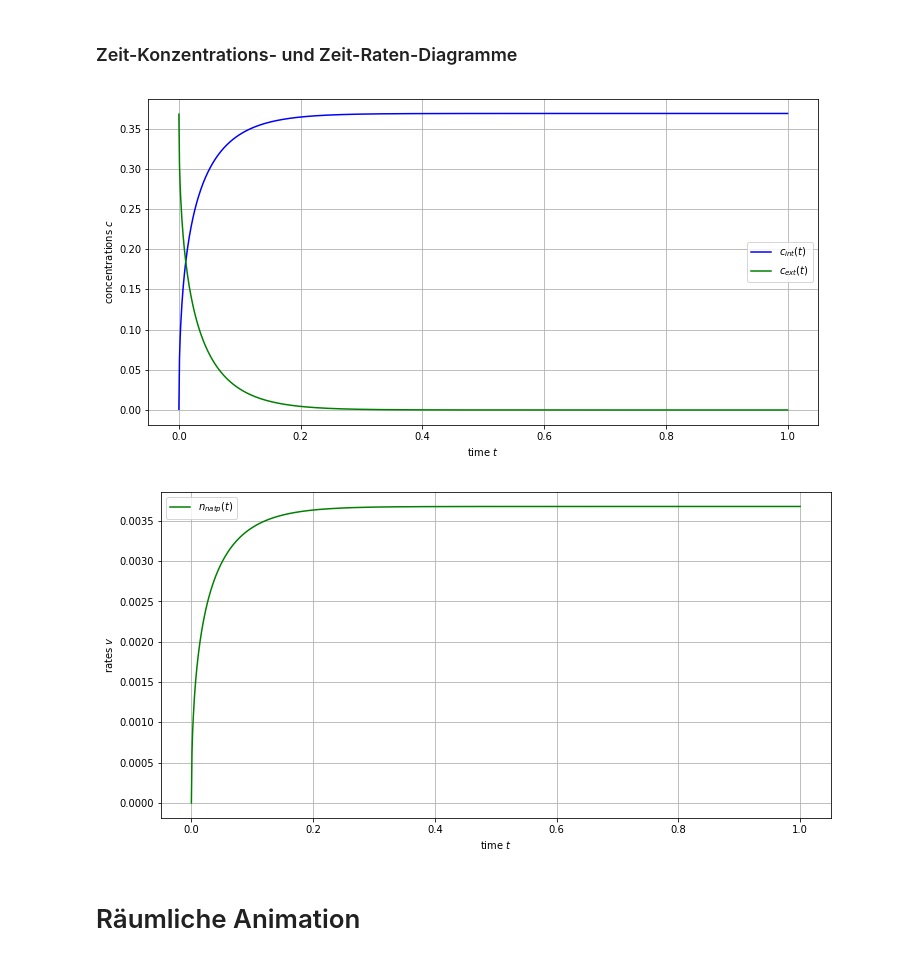
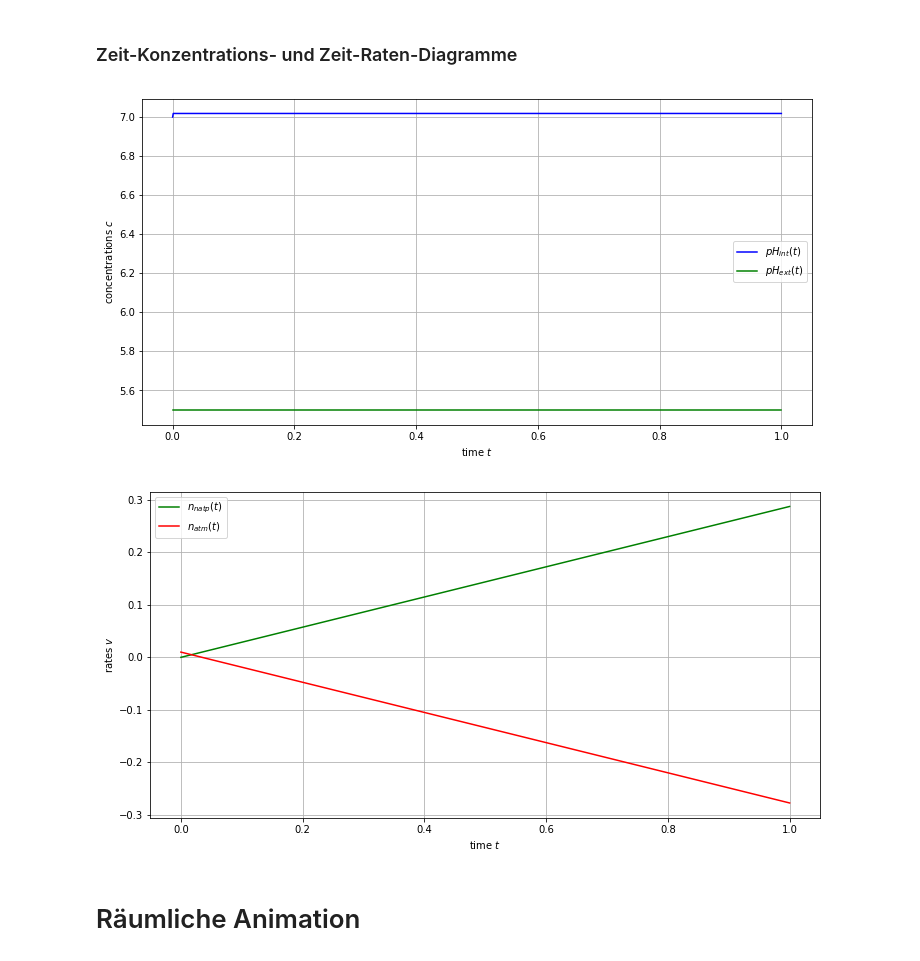
Before and after one commit to felixko/Membranpoti, a Jupyter notebook: modell/discrete_concentrations/zellmodellierung_notebook.ipynb, the cells around one changed output. Saved outputs shown, nothing was run; the diff lists cells and outputs as text; code cells hidden in the pictures.

```diff
--- a/modell/discrete_concentrations/zellmodellierung_notebook.ipynb
+++ b/modell/discrete_concentrations/zellmodellierung_notebook.ipynb
@@ -206,7 +206,7 @@ r_cell = 3 * 10**(-3)
 #pH_0 = [7, 0] #Setze pH innen auf 7, außen auf 0.
 #c_0 = [np.e**(-pH_0[0]), np.e**(-pH_0[1])] #Rechne pH in H+-Konzentration um.
 c0_in = np.e**(-7)
-c0_out = np.e**(-1)
+c0_out = np.e**(-5.5)
 # Testing
 # Array c hat viel mehr als nur die Konzentration
 # c[0] = c innen
@@ -230,7 +230,7 @@ def v_ATP(c, vmax=2, k1=2, k2=2, N=1):
     else:
         cint = c[0]
         cext = c[1]
-        direction = 1.0
+        direction = 0
 
     kskrE0 = 57
     k1k2 = 900
@@ -249,17 +249,17 @@ def v_Kanal(c):
 # %% [markdown]
 ### Protonenfluss über die Atmungskette
 # %%
-def v_Atm(c, N=1):
+def v_Atm(c, vmax=1):
     #v = 0.5
-    v = -50 * c[0] / (10**(-2) + c[0])
+    v = -vmax * c[0] / (10**(-2) + c[0])
     #Einfach MM-Kinetik um schnell ansteigendes und dann schnell konstant bleibendes Verhalten zu bekommen
-    return 0#v
+    return v
 # %% [markdown]
 ### Zusammenführung zum Gesamtfluss und Verrechnung zur Konzentration
 # %%
 def cdot(c, t):
-    vATP = v_ATP(c,N=1000)
-    vAtm = v_Atm(c)
+    vATP = v_ATP(c)
+    vAtm = v_Atm(c, vmax = 3.5)
     vKanal = v_Kanal(c)
     v = vATP + vAtm + vKanal
     dcdt = [v/V[0], -v/V[1], vATP, vAtm, vKanal]
@@ -291,32 +291,34 @@ AttributeError: 'NoneType' object has no attribute 'remove_callback'
 ### Zeit-Konzentrations- und Zeit-Raten-Diagramme
 # %%
 tc, tc_ax = plt.subplots(figsize=(12, 6))
-plt.plot(t, solution[:, 0], 'b', label='$c_{int}(t)$')
-plt.plot(t, solution[:, 1], 'g', label='$c_{ext}(t)$')
+#plt.plot(t, solution[:, 0], 'b', label='$c_{int}(t)$')
+plt.plot(t, -np.log(solution[:, 0]), 'b', label='$pH_{int}(t)$')
+#plt.plot(t, solution[:, 1], 'g', label='$c_{ext}(t)$')
+plt.plot(t, -np.log(solution[:, 1]), 'g', label='$pH_{ext}(t)$')
 plt.legend(loc='best')
 plt.xlabel('time $t$')
 plt.ylabel('concentrations $c$')
 plt.grid()
 plt.show()
 #tc.savefig('./figures/time-conc-diagram.png')
 #v = [np.gradient(solution[2]),np.gradient(solution[3]),np.gradient(solution[4])]
 tcdot, tcdot_ax = plt.subplots(figsize=(12, 6))
 v_atp = np.gradient(solution[:,2])
 #plt.plot(t, solution[:], 'r', label='$v_{ATP}(t)$')
 plt.plot(t, solution[:, 2], 'g', label='$n_{natp}(t)$')
 v_atm = np.gradient(solution[:,3])
 #plt.plot(t, v_atm[:], 'y', label='$v_{Atm}(t)$')
-#plt.plot(t, solution[:, 3], 'r', label='$n_{atm}(t)$')
+plt.plot(t, solution[:, 3], 'r', label='$n_{atm}(t)$')
 v_kanal = np.gradient(solution[:,4])
 #plt.plot(t, v_kanal[:], 'b', label='$v_{Kanal}(t)$')
 plt.legend(loc='best')
 plt.xlabel('time $t$')
 plt.ylabel('rates $v$')
 plt.grid()
 plt.show()
 # %% [output]
-[figure, old version]
+[figure, new version]
-[figure, old version]
+[figure, new version]
 # %% [markdown]
 # Räumliche Animation
 # %%
```
Also changed, not shown: parts of 1 cell of this notebook.
